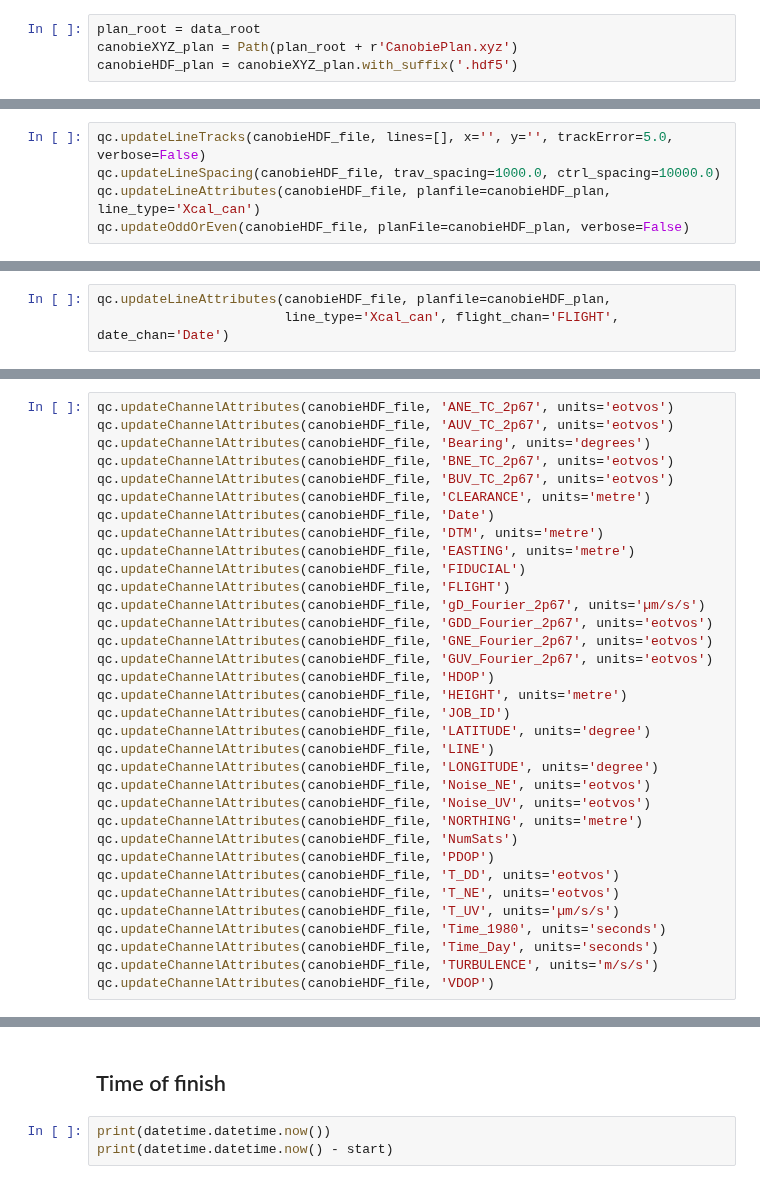
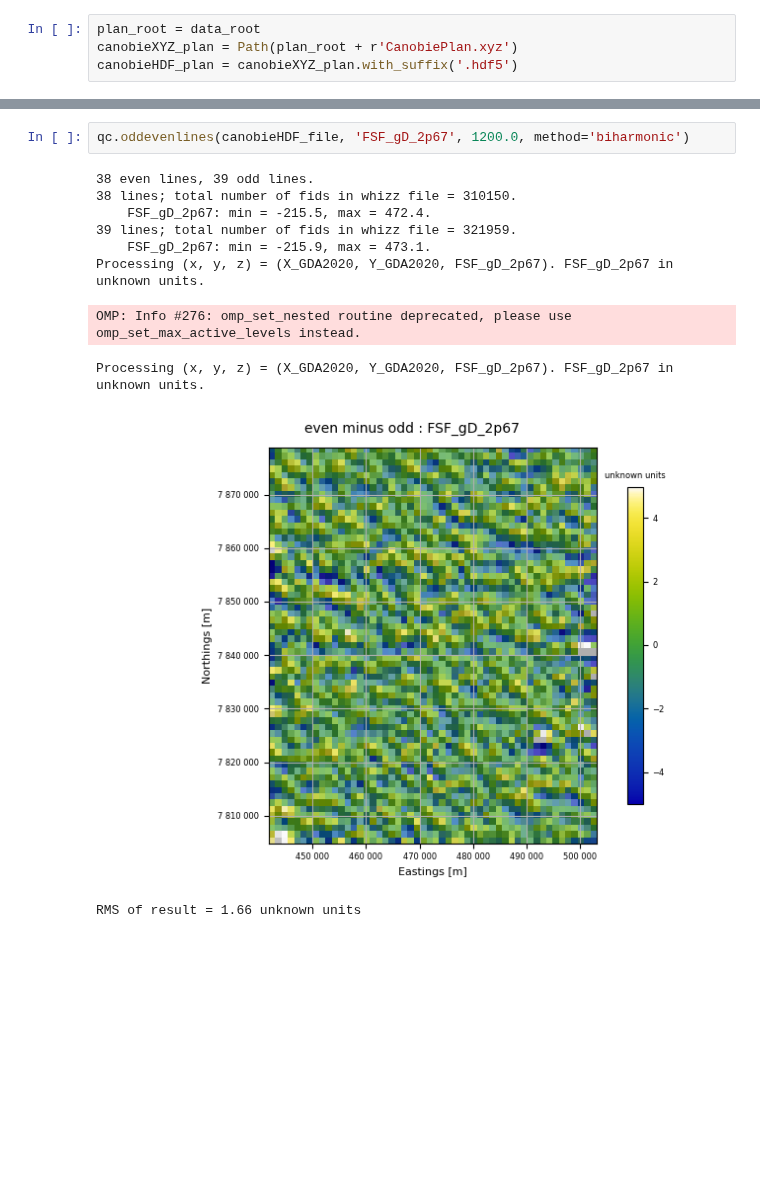
Before and after one commit to GeoscienceAustralia/galileoQC, a Jupyter notebook: examples/Test_AirGravQC_griddata.ipynb, the cells around one changed output, grey strips where cells are left out. Cells and saved outputs as stored; diff of their text form; blank space fills up the shorter version.

Commit message:
Adding more gridding methods (from Verde).

```diff
--- a/examples/Test_AirGravQC_griddata.ipynb
+++ b/examples/Test_AirGravQC_griddata.ipynb
@@ -180,5 +659,0 @@ Changed CoordFrame attribute(s) for Canobie_BG.hdf5.
-# %%
-qc.updateLineTracks(canobieHDF_file, lines=[], x='', y='', trackError=5.0, verbose=False)
-qc.updateLineSpacing(canobieHDF_file, trav_spacing=1000.0, ctrl_spacing=10000.0)
-qc.updateLineAttributes(canobieHDF_file, planfile=canobieHDF_plan, line_type='Xcal_can')
-qc.updateOddOrEven(canobieHDF_file, planFile=canobieHDF_plan, verbose=False)
@@ -197,3 +659,0 @@ Setting parities in observations file.
-# %%
-qc.updateLineAttributes(canobieHDF_file, planfile=canobieHDF_plan,
-                        line_type='Xcal_can', flight_chan='FLIGHT', date_chan='Date')
@@ -204,34 +659,0 @@ qc.updateLineAttributes(canobieHDF_file, planfile=canobieHDF_plan,
-# %%
-qc.updateChannelAttributes(canobieHDF_file, 'ANE_TC_2p67', units='eotvos')
-qc.updateChannelAttributes(canobieHDF_file, 'AUV_TC_2p67', units='eotvos')
-qc.updateChannelAttributes(canobieHDF_file, 'Bearing', units='degrees')
-qc.updateChannelAttributes(canobieHDF_file, 'BNE_TC_2p67', units='eotvos')
-qc.updateChannelAttributes(canobieHDF_file, 'BUV_TC_2p67', units='eotvos')
-qc.updateChannelAttributes(canobieHDF_file, 'CLEARANCE', units='metre')
-qc.updateChannelAttributes(canobieHDF_file, 'Date')
-qc.updateChannelAttributes(canobieHDF_file, 'DTM', units='metre')
-qc.updateChannelAttributes(canobieHDF_file, 'EASTING', units='metre')
-qc.updateChannelAttributes(canobieHDF_file, 'FIDUCIAL')
-qc.updateChannelAttributes(canobieHDF_file, 'FLIGHT')
-qc.updateChannelAttributes(canobieHDF_file, 'gD_Fourier_2p67', units='µm/s/s')
-qc.updateChannelAttributes(canobieHDF_file, 'GDD_Fourier_2p67', units='eotvos')
-qc.updateChannelAttributes(canobieHDF_file, 'GNE_Fourier_2p67', units='eotvos')
-qc.updateChannelAttributes(canobieHDF_file, 'GUV_Fourier_2p67', units='eotvos')
-qc.updateChannelAttributes(canobieHDF_file, 'HDOP')
-qc.updateChannelAttributes(canobieHDF_file, 'HEIGHT', units='metre')
-qc.updateChannelAttributes(canobieHDF_file, 'JOB_ID')
-qc.updateChannelAttributes(canobieHDF_file, 'LATITUDE', units='degree')
-qc.updateChannelAttributes(canobieHDF_file, 'LINE')
-qc.updateChannelAttributes(canobieHDF_file, 'LONGITUDE', units='degree')
-qc.updateChannelAttributes(canobieHDF_file, 'Noise_NE', units='eotvos')
-qc.updateChannelAttributes(canobieHDF_file, 'Noise_UV', units='eotvos')
-qc.updateChannelAttributes(canobieHDF_file, 'NORTHING', units='metre')
-qc.updateChannelAttributes(canobieHDF_file, 'NumSats')
-qc.updateChannelAttributes(canobieHDF_file, 'PDOP')
-qc.updateChannelAttributes(canobieHDF_file, 'T_DD', units='eotvos')
-qc.updateChannelAttributes(canobieHDF_file, 'T_NE', units='eotvos')
-qc.updateChannelAttributes(canobieHDF_file, 'T_UV', units='µm/s/s')
-qc.updateChannelAttributes(canobieHDF_file, 'Time_1980', units='seconds')
-qc.updateChannelAttributes(canobieHDF_file, 'Time_Day', units='seconds')
-qc.updateChannelAttributes(canobieHDF_file, 'TURBULENCE', units='m/s/s')
-qc.updateChannelAttributes(canobieHDF_file, 'VDOP')
@@ -348,5 +660,13 @@ RMS of result = 143.68
-# %% [markdown]
-## Time of finish
-# %%
-print(datetime.datetime.now())
-print(datetime.datetime.now() - start)
+# %%
+qc.oddevenlines(canobieHDF_file, 'FSF_gD_2p67', 1200.0, method='biharmonic')
+# %% [output]
+38 even lines, 39 odd lines.
+38 lines; total number of fids in whizz file = 310150.
+    FSF_gD_2p67: min = -215.5, max = 472.4.
+39 lines; total number of fids in whizz file = 321959.
+    FSF_gD_2p67: min = -215.9, max = 473.1.
+Processing (x, y, z) = (X_GDA2020, Y_GDA2020, FSF_gD_2p67). FSF_gD_2p67 in unknown units.
+OMP: Info #276: omp_set_nested routine deprecated, please use omp_set_max_active_levels instead.
+Processing (x, y, z) = (X_GDA2020, Y_GDA2020, FSF_gD_2p67). FSF_gD_2p67 in unknown units.
+[figure, added]
+RMS of result = 1.66 unknown units
```
Also changed, not shown: parts of 53 cells of this notebook, 3 other files.
